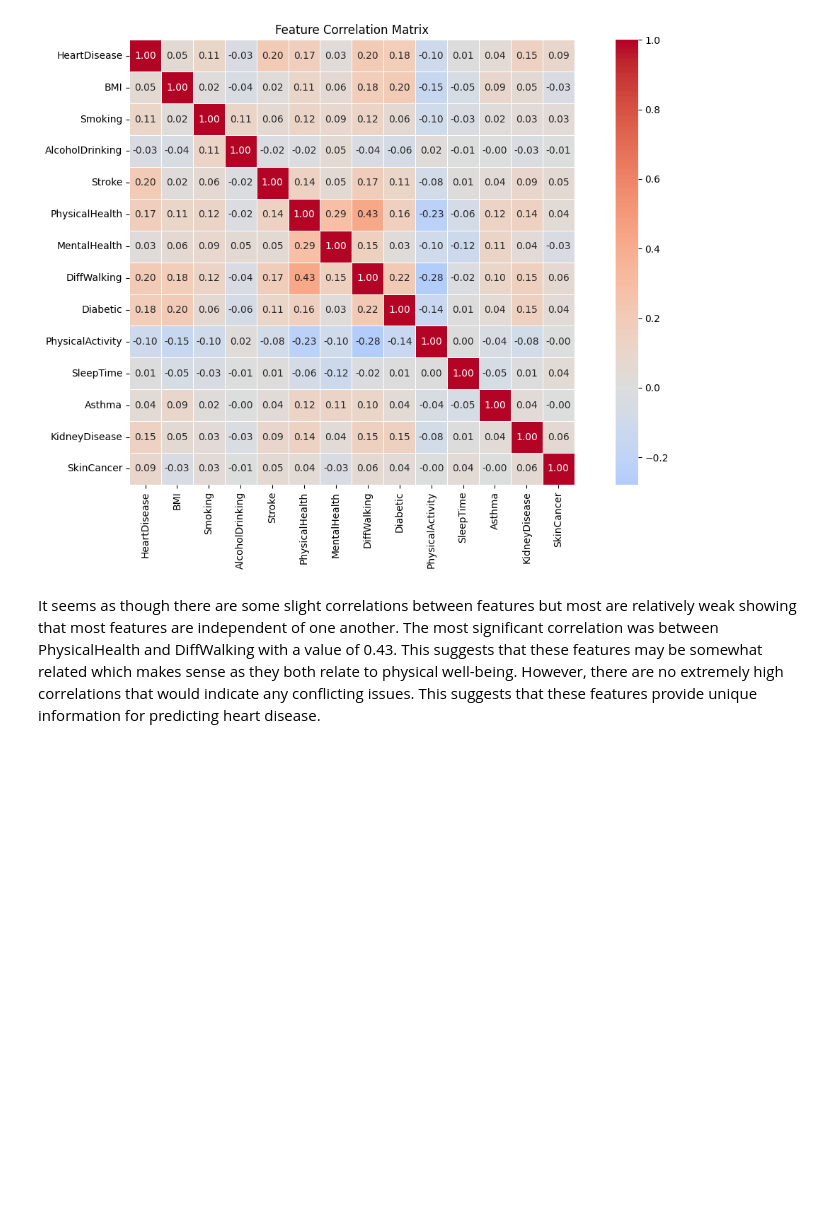
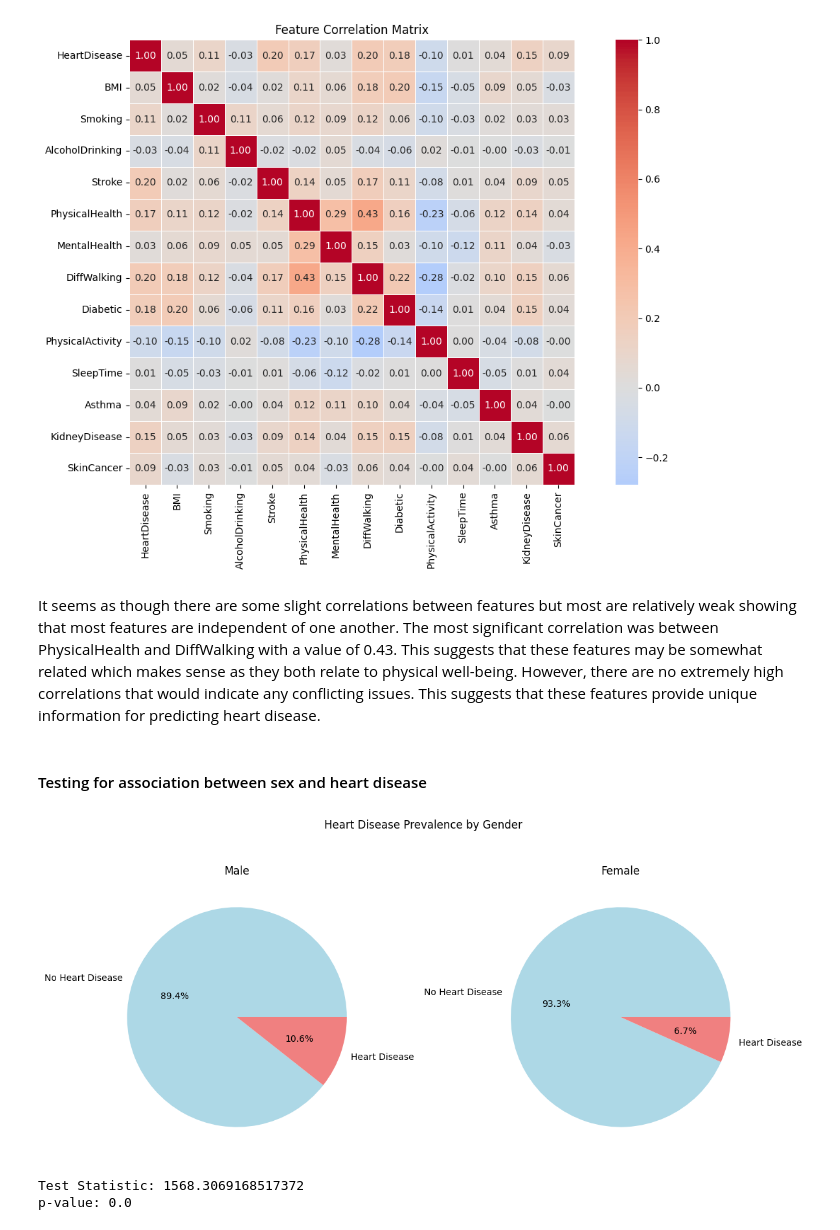
Before and after one commit to TeganHakim/heart-disease-prediction-analysis, a Jupyter notebook: experiment.ipynb, the cells around one changed output. Saved outputs shown, nothing was run; the diff lists cells and outputs as text; code cells hidden in the pictures; blank space fills up the shorter version.

```diff
--- a/experiment.ipynb
+++ b/experiment.ipynb
@@ -182,3 +218,32 @@ plt.show()
 [figure]
 # %% [markdown]
 It seems as though there are some slight correlations between features but most are relatively weak showing that most features are independent of one another. The most significant correlation was between PhysicalHealth and DiffWalking with a value of 0.43. This suggests that these features may be somewhat related which makes sense as they both relate to physical well-being. However, there are no extremely high correlations that would indicate any conflicting issues. This suggests that these features provide unique information for predicting heart disease.
+# %% [markdown]
+#### Testing for association between sex and heart disease
+# %%
+################################################
+### Visualize impact of sex on heart disease ###
+################################################
+
+male_counts = df[df["Sex"] == "Male"]["HeartDisease"].value_counts(normalize=True) * 100
+female_counts = df[df["Sex"] == "Female"]["HeartDisease"].value_counts(normalize=True) * 100
+
+fig, axes = plt.subplots(1, 2, figsize=(12, 6))
+axes[0].pie(male_counts, labels=['No Heart Disease', 'Heart Disease'], autopct='%1.1f%%', colors=['lightblue', 'lightcoral'])
+axes[0].set_title('Male')
+axes[1].pie(female_counts, labels=['No Heart Disease', 'Heart Disease'], autopct='%1.1f%%', colors=['lightblue', 'lightcoral'])
+axes[1].set_title('Female')
+plt.suptitle('Heart Disease Prevalence by Gender')
+plt.tight_layout()
+plt.show()
+# %% [output]
+[figure, added]
+# %%
+# Chi square test for association between sex and heart disease
+contingency = pd.crosstab(df['HeartDisease'], df['Sex'])
+res = stats.chi2_contingency(contingency)
+print(f"Test Statistic: {res.statistic}")
+print(f"p-value: {res.pvalue}")
+# %% [output]
+Test Statistic: 1568.3069168517372
+p-value: 0.0
```
Also changed, not shown: parts of 7 cells of this notebook.
